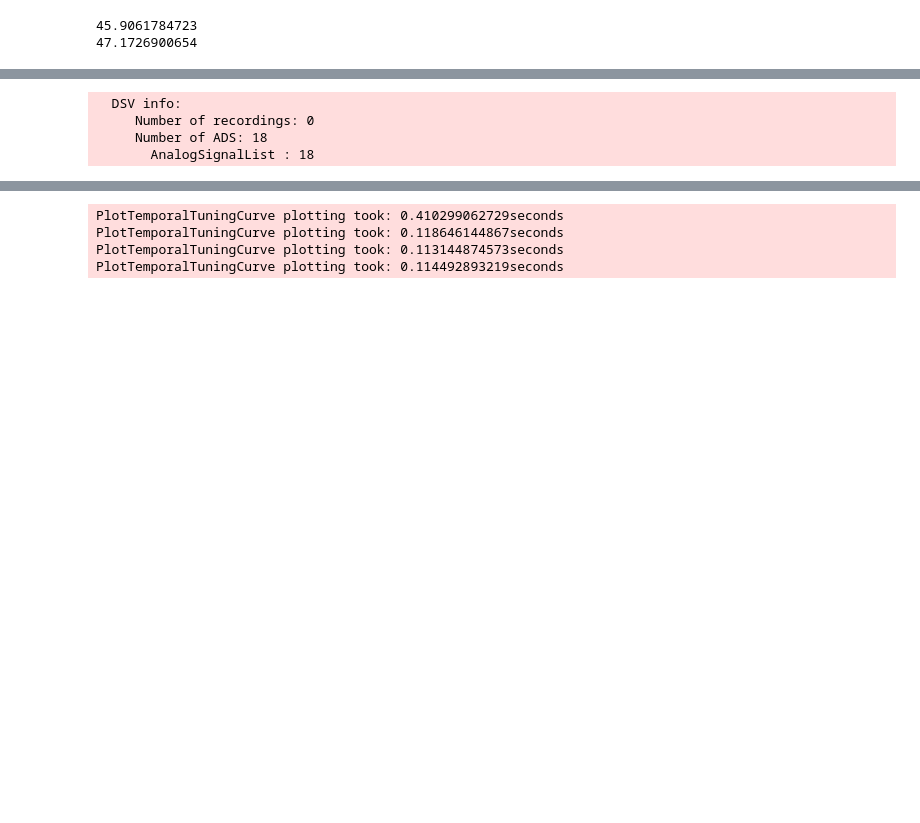
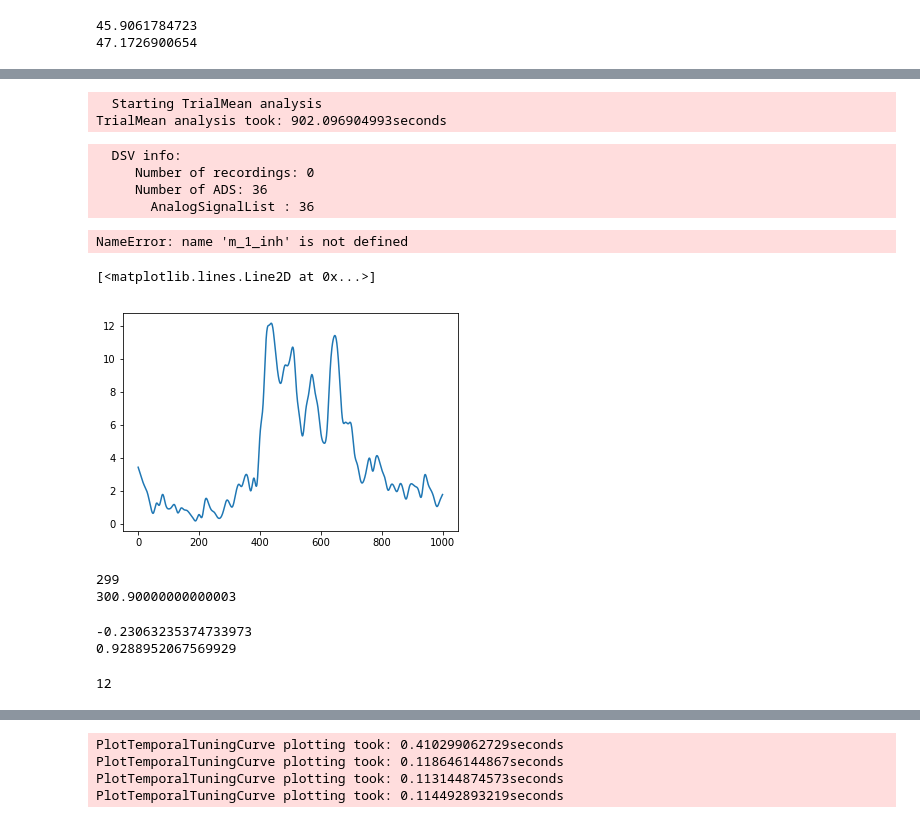
Before and after one commit to antolikjan/notebooks, a Jupyter notebook: Morgan_afferent_contribution_measures.ipynb, the cells around one changed output, grey strips where cells are left out. Drawn from its saved outputs; the diff is of its cells as text; code cells hidden in the pictures; blank space fills up the shorter version.

```diff
--- a/Morgan_afferent_contribution_measures.ipynb
+++ b/Morgan_afferent_contribution_measures.ipynb
@@ -108,0 +129,5 @@ TrialMean analysis took: 918.319149017seconds
+# %%
+TrialMean(queries.param_filter_query(data_store,st_name='FlashedBar'),ParameterSet({'cond_exc' : True,'cond_inh' : True, 'vm' : False })).analyse()
+# %% [output]
+  Starting TrialMean analysis
+TrialMean analysis took: 902.096904993seconds
@@ -109,8 +144,7 @@ TrialMean analysis took: 918.319149017seconds
 # %%
-dsv = param_filter_query(data_store_full,analysis_algorithm='TrialMean',st_name='FlashedBar',sheet_name='V1_Exc_L4',y_axis_name=['inh. conductance trial-to-trial mean'],st_relative_luminance=1)
-dsv.print_content()
+param_filter_query(ds,analysis_algorithm='TrialMean',st_name='FlashedBar',sheet_name='V1_Exc_L4',st_relative_luminance=0).print_content()
 # %% [output]
   DSV info:
      Number of recordings: 0
-     Number of ADS: 18
-       AnalogSignalList : 18
+     Number of ADS: 36
+       AnalogSignalList : 36
@@ -126 +151,36 @@ d_1_exc = {MozaikParametrized.idd(ads.stimulus_id).y : ads for ads in dsv.get_an
+# %%
+pylab.plot(m_1_inh[12,:100])
+# %% [output]
+NameError: name 'm_1_inh' is not defined
+# %%
+from scipy.interpolate import interp1d
+xnew = numpy.arange(0, len(m_1_inh[12])-1,0.1)
+x = numpy.arange(0,len(m_1_inh[12]))
+temp = interp1d(x,m_1_inh[12],kind='cubic')
+pylab.plot(temp(xnew)[:1000])
+# %% [output]
+[<matplotlib.lines.Line2D at 0x...>]
+[figure, added]
+# %%
+print x[-1]
+print xnew[-1]
+# %% [output]
+299
+300.90000000000003
+# %%
+excb=[1.1153,1.0439,1.0600,1.1274,1.7880,1.4329,1.4062,1.1709,1.1886,1.6780,2.2630,3.0611,3.2173,3.1079,1.6215,1.4134,1.0742,0.8819]
+excd=[0.6899,0.8913,0.8586,0.9252,1.5810,2.0136,2.6766,2.9691,3.0530,2.8174,2.2785,1.7500,1.1132,0.9290,1.0802,1.1101,1.1247,1.2204]
+
+inhb=[2.0567,1.7572,1.7694,2.2600,5.7783,5.8750,6.6781,6.9586,8.0952,8.1977,8.8921,9.3298,7.2746,7.3357,4.3900,3.8042,2.1773,2.3162]
+inhd=[1.7370,2.4260,2.1328,3.2633,5.2535,6.0902,7.2064,6.9987,7.0261,7.8916,8.0008,7.6184,8.2110,8.7558,5.5946,3.7567,3.0478,2.0368]
+
+print numpy.corrcoef(excb[3:],excd[3:])[0,1]
+print numpy.corrcoef(inhb[3:],inhd[3:])[0,1]
+# %% [output]
+-0.23063235374733973
+0.9288952067569929
+# %%
+analog_ids.tolist().index(3608)
+# %% [output]
+12
 # %%
```
Also changed, not shown: parts of 13 cells of this notebook, 1 other file.
